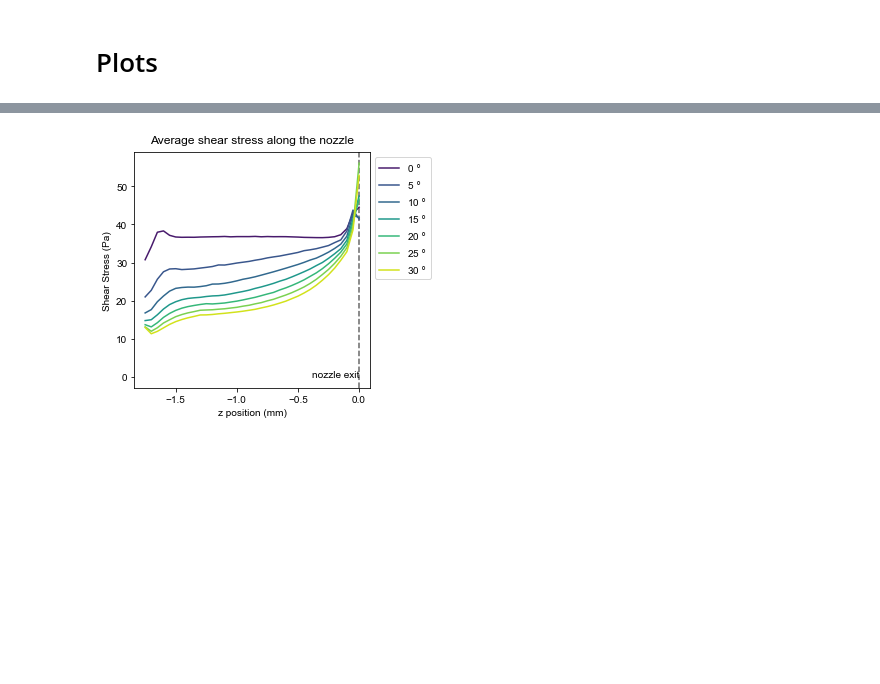
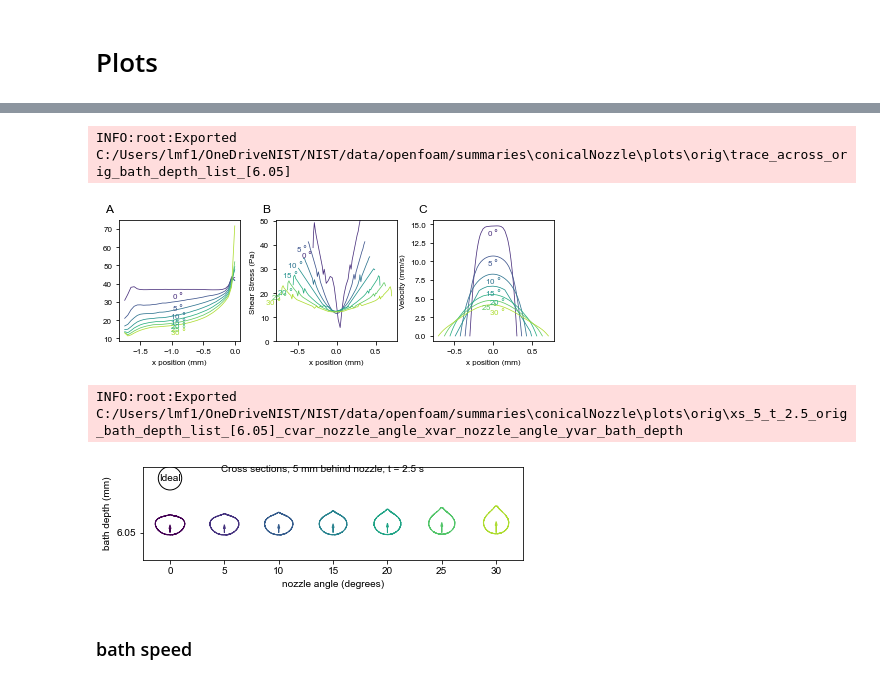
Before and after one commit to usnistgov/openfoamEmbedded3DP, a Jupyter notebook: pythonscripts/interfacemetrics_conicalNozzle.ipynb, the cells around one changed output, grey strips where cells are left out. Saved outputs shown, nothing was run; the diff lists cells and outputs as text; code cells hidden in the pictures; blank space fills up the shorter version.

Commit message:
update plotting tools

```diff
--- a/pythonscripts/interfacemetrics_conicalNozzle.ipynb
+++ b/pythonscripts/interfacemetrics_conicalNozzle.ipynb
@@ -104,8 +63,0 @@ INFO:root:Exported C:/Users/lmf1/OneDriveNIST/NIST/data/openfoam/summaries\conic
-# %%
-t = 2.5
-xposition = 5
-xvar = 'nozzle_angle'
-yvar = 'bath_depth'
-sigma = [0]
-for TOPFOLDER in [TOPFOLDERS[0]]:
-    XSPlots0(TOPFOLDER, EXPORTFOLDER, t, xposition, sigma, xvar=xvar, yvar=yvar, overwrite=True, adjustBounds=True)
@@ -119,9 +63,0 @@ INFO:root:Exported file //cfs2e.nist.gov/642/NIST_Projects/Additive Manufacturin
-# %%
-t = 2.5
-xposition = 2
-xvar = 'vsup'
-yvar = 'nozzle_angle'
-sigma = [0]
-xlist = [y]
-for TOPFOLDER in [os.path.join(SERVERFOLDER, 'speed_sweep')]:
-    XSPlots0(TOPFOLDER, EXPORTFOLDER, t, xposition, sigma, xvar=xvar, yvar=yvar, nozzleAnglelist=[0], overwrite=True, nozzle_anglelist=[0], vsuplist=[5], adjustBounds=True)
@@ -132,11 +63,0 @@ INFO:root:Exported C:/Users/lmf1/OneDriveNIST/NIST/data/openfoam/summaries\conic
-# %%
-t = 2.5
-xvar = 'nozzle_angle'
-yvar = 'bath_depth'
-sigma = 0
-TOPFOLDER = TOPFOLDERS[0]
-# for ta in ['y_viscy', 'x_viscx', 'y_uslicey', 'x_uslicex', 'y_shearStressy', 'x_shearStressx']:
-for TOPFOLDER in [TOPFOLDERS[0]]:
-    for ta in ['y_viscy', 'x_viscx', 'y_umag']:
-        picPlots0(TOPFOLDER, EXPORTFOLDER, t, sigma, tag=ta
-                  , xvar=xvar, yvar=yvar, overwrite=True)
@@ -147,10 +63,0 @@ INFO:root:Exported C:/Users/lmf1/OneDriveNIST/NIST/data/openfoam/summaries\conic
-# %%
-xvar = 'nozzle_angle'
-yvar = 'bath_depth'
-x = [0,5,10,15,20,25,30]
-y = []
-sigma = 0
-imsize=1
-TOPFOLDER = TOPFOLDERS[0]
-steadyPlots(TOPFOLDER, imsize, EXPORTFOLDER, [sigma], xvar=xvar, yvar=yvar
-            , overwrite=True)
@@ -159,5 +121,12 @@ steadyPlots(TOPFOLDER, imsize, EXPORTFOLDER, [sigma], xvar=xvar, yvar=yvar
 # %%
-TOPFOLDER = TOPFOLDERS[0]
-shearStressPlots0(TOPFOLDER, EXPORTFOLDER, 2.5, overwrite=True)
+withinNozzle0(TOPFOLDERS[0], EXPORTFOLDER, 2.5, 1, bath_depth_list=[6.05], overwrite=True )
 # %% [output]
+INFO:root:Exported C:/Users/lmf1/OneDriveNIST/NIST/data/openfoam/summaries\conicalNozzle\plots\orig\trace_across_orig_bath_depth_list_[6.05]
-[figure, old version]
+[figure, new version]
+# %%
+XSPlots0(TOPFOLDERS[0], EXPORTFOLDER, 2.5, 5, 0, bath_depth_list=[6.05], adjustBounds=False, cvar='nozzle_angle', xvar='nozzle_angle', yvar='bath_depth', overwrite=True)
+# %% [output]
+INFO:root:Exported C:/Users/lmf1/OneDriveNIST/NIST/data/openfoam/summaries\conicalNozzle\plots\orig\xs_5_t_2.5_orig_bath_depth_list_[6.05]_cvar_nozzle_angle_xvar_nozzle_angle_yvar_bath_depth
+[figure, added]
+# %% [markdown]
+### bath speed
```
Also changed, not shown: parts of 15 cells of this notebook, 12 other files.
